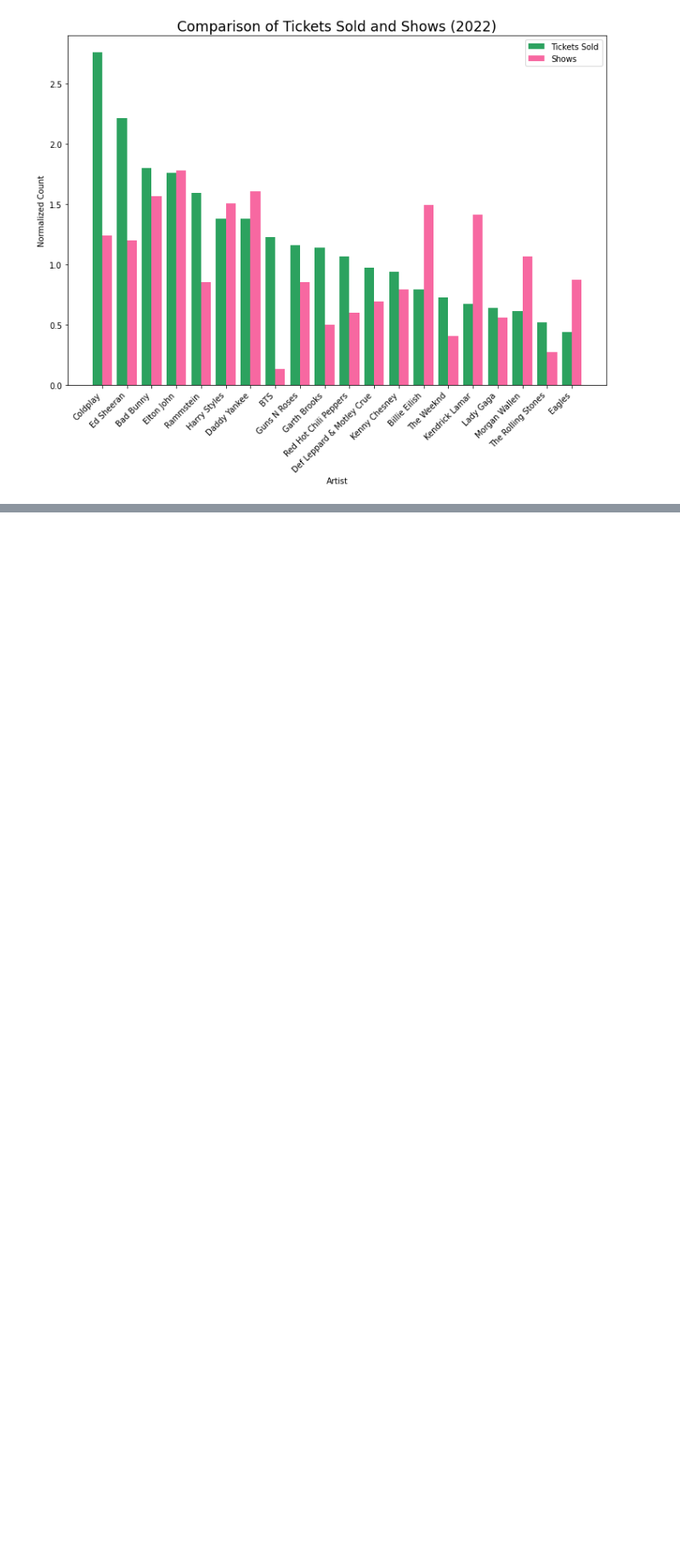
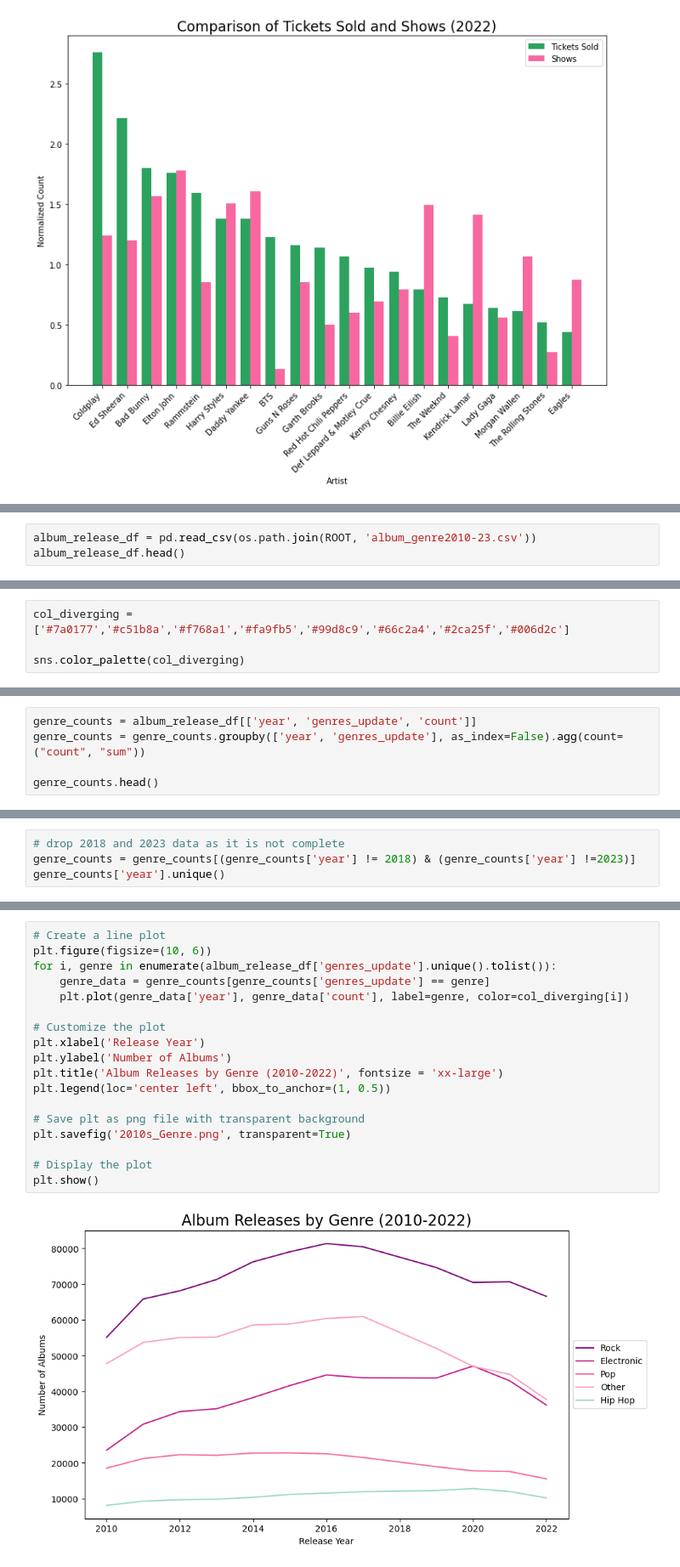
Before and after one commit to DrakeData/MSDS455-The_Show, a Jupyter notebook: Artsy Analysts.ipynb, the cells around one changed output, grey strips where cells are left out. Shown at 85% size. Cells and saved outputs as stored; diff of their text form; blank space fills up the shorter version.

```diff
--- a/Artsy Analysts.ipynb
+++ b/Artsy Analysts.ipynb
@@ -993,0 +1040,3 @@ plt.show()
+# %%
+album_release_df = pd.read_csv(os.path.join(ROOT, 'album_genre2010-23.csv'))
+album_release_df.head()
@@ -993,0 +1078,4 @@ plt.show()
+# %%
+col_diverging = ['#7a0177','#c51b8a','#f768a1','#fa9fb5','#99d8c9','#66c2a4','#2ca25f','#006d2c']
+
+sns.color_palette(col_diverging)
@@ -993,0 +1091,5 @@ plt.show()
+# %%
+genre_counts = album_release_df[['year', 'genres_update', 'count']]
+genre_counts = genre_counts.groupby(['year', 'genres_update'], as_index=False).agg(count=("count", "sum"))
+
+genre_counts.head()
@@ -993,0 +1103,4 @@ plt.show()
+# %%
+# drop 2018 and 2023 data as it is not complete
+genre_counts = genre_counts[(genre_counts['year'] != 2018) & (genre_counts['year'] !=2023)]
+genre_counts['year'].unique()
@@ -993,0 +1110,20 @@ plt.show()
+# %%
+# Create a line plot
+plt.figure(figsize=(10, 6))
+for i, genre in enumerate(album_release_df['genres_update'].unique().tolist()):
+    genre_data = genre_counts[genre_counts['genres_update'] == genre]
+    plt.plot(genre_data['year'], genre_data['count'], label=genre, color=col_diverging[i])
+
+# Customize the plot
+plt.xlabel('Release Year')
+plt.ylabel('Number of Albums')
+plt.title('Album Releases by Genre (2010-2022)', fontsize = 'xx-large')
+plt.legend(loc='center left', bbox_to_anchor=(1, 0.5))
+
+# Save plt as png file with transparent background
+plt.savefig('2010s_Genre.png', transparent=True)
+
+# Display the plot
+plt.show()
+# %% [output]
+[figure, added]
```
Also changed, not shown: parts of 59 cells of this notebook, 2 other files.
